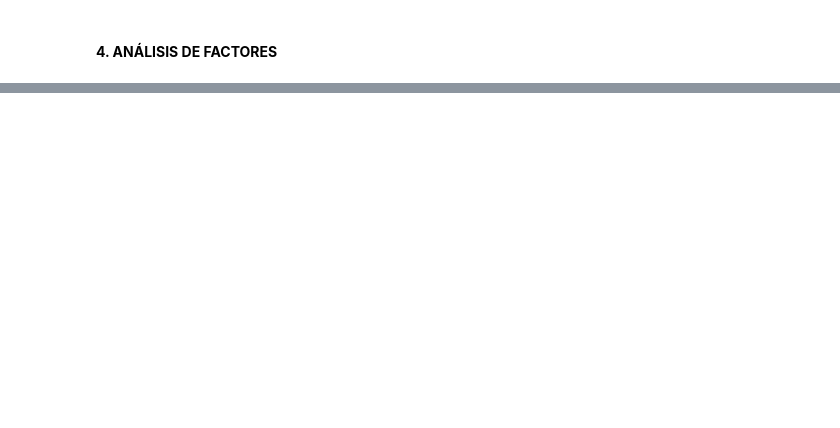
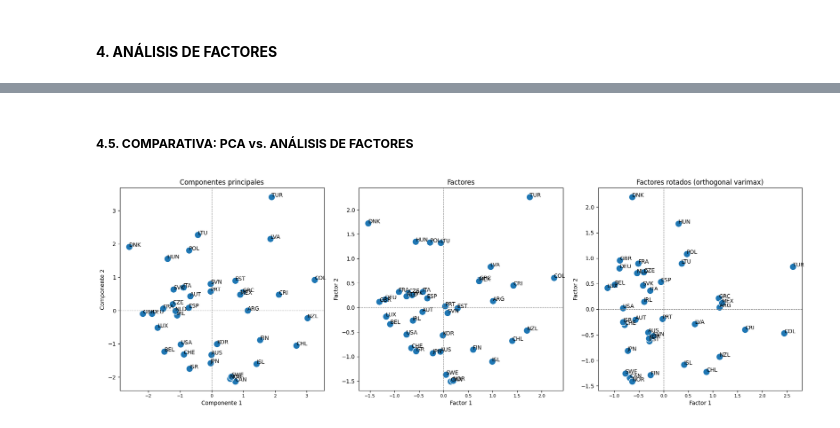
Before and after one commit to DavidGuzzi/MECMT04, a Jupyter notebook: AEM_dignani_guzzi.ipynb, the cells around one changed output, grey strips where cells are left out. Drawn from its saved outputs; the diff is of its cells as text; code cells hidden in the pictures; blank space fills up the shorter version.

```diff
--- a/AEM_dignani_guzzi.ipynb
+++ b/AEM_dignani_guzzi.ipynb
@@ -950,0 +1151,43 @@ class FA():
+# %% [markdown]
+##### **4.5. COMPARATIVA: PCA vs. ANÁLISIS DE FACTORES**
+# %%
+# Crear los subplots para los tres gráficos, distribuidos horizontalmente.
+fig, axes = plt.subplots(ncols=3, figsize=(18, 6))
+
+# Gráfico 1: Componentes Principales.
+ax1 = sns.scatterplot(x=componentes.iloc[:, 1], y=componentes.iloc[:, 2], s=150, ax=axes[0])
+ax1.axhline(0, color='gray', linestyle='--', linewidth=0.8)
+ax1.axvline(0, color='gray', linestyle='--', linewidth=0.8)
+for i, txt in enumerate(df.iloc[:, 1]):
+    ax1.annotate(txt, (componentes.iloc[i, 1], componentes.iloc[i, 2]), fontsize=10)
+ax1.set_xlabel('Componente 1')
+ax1.set_ylabel('Componente 2')
+ax1.set_title('Componentes principales')
+
+# Gráfico 2: Factores.
+fa3 = FA(ndf.values)
+factors = fa3.get_factors()
+ax2 = sns.scatterplot(x=factors.iloc[:, 0], y=factors.iloc[:, 1] * -1, s=150, ax=axes[1])
+ax2.axhline(0, color='gray', linestyle='--', linewidth=0.8)
+ax2.axvline(0, color='gray', linestyle='--', linewidth=0.8)
+for i, txt in enumerate(df.iloc[:, 1]):
+    ax2.annotate(txt, (factors.iloc[i, 0], factors.iloc[i, 1] * -1), fontsize=10)
+ax2.set_xlabel('Factor 1')
+ax2.set_ylabel('Factor 2')
+ax2.set_title('Factores')
+
+# Gráfico 3: Factores rotados.
+rotated_factors = fa3.get_rotated_factors()
+ax3 = sns.scatterplot(x=rotated_factors.iloc[:, 0], y=rotated_factors.iloc[:, 1] * -1, s=150, ax=axes[2])
+ax3.axhline(0, color='gray', linestyle='--', linewidth=0.8)
+ax3.axvline(0, color='gray', linestyle='--', linewidth=0.8)
+for i, txt in enumerate(df.iloc[:, 1]):
+    ax3.annotate(txt, (rotated_factors.iloc[i, 0], rotated_factors.iloc[i, 1] * -1), fontsize=10)
+ax3.set_xlabel('Factor 1')
+ax3.set_ylabel('Factor 2')
+ax3.set_title('Factores rotados (orthogonal varimax)')
+
+plt.tight_layout()
+plt.show()
+# %% [output]
+[figure, added]
```
Also changed, not shown: parts of 30 cells of this notebook, 4 other files.
